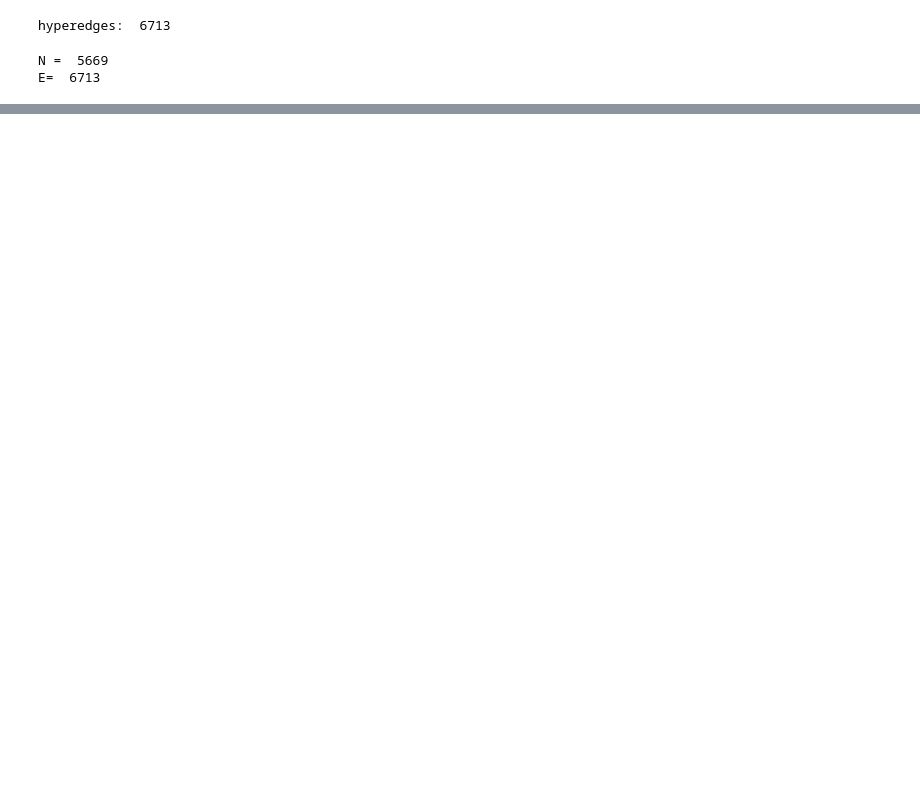
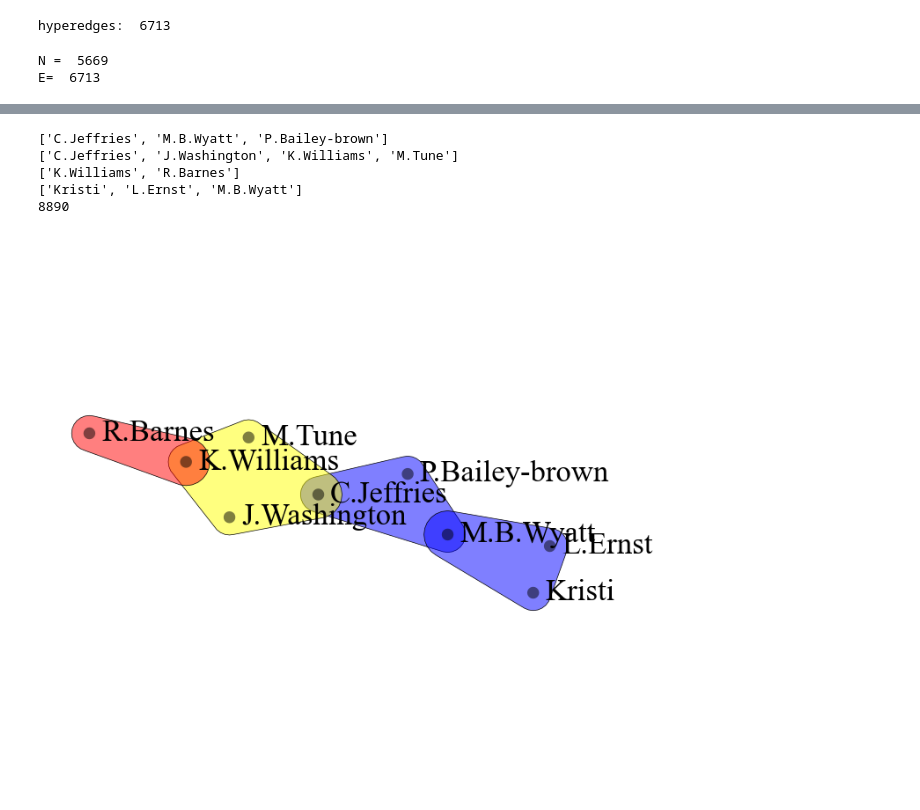
Before and after one commit to toggled/vldbsubmission, a Jupyter notebook: notebooks/meetup.ipynb, the cells around one changed output, grey strips where cells are left out. Cells and saved outputs as stored; diff of their text form; code cells hidden in the pictures; blank space fills up the shorter version.

```diff
--- a/notebooks/meetup.ipynb
+++ b/notebooks/meetup.ipynb
@@ -110,0 +188,7 @@ KeyboardInterrupt:
+# %%
+eventids = [5753, 5191, 3007, 4661]
+for eid in eventids:
+    print('event:', evids[eid],'\n\revent name: ',event_names[evids[eid]],'.\n\t group: ',group_names[event_togroup[evids[eid]]],'.\n\t cat:',\
+          group_cat[event_togroup[evids[eid]]], '\n\t #members: ',numgroup_mems[event_togroup[evids[eid]]],'.\n\t paricipants: ',\
+          attend_dict[evids[eid]], [member_names[m] for m in attend_dict[evids[eid]]])
+    print('-----')
@@ -110,0 +213,72 @@ KeyboardInterrupt:
+# %%
+import numpy as np
+import sys
+import matplotlib.pyplot as plt
+import networkx as nx
+import hypernetx as hnx
+import random
+
+# fname = "../data/datasets/synthetic/default.hyp"
+Edgelist = {}
+# with open(fname,'r') as fp:
+#     i = 0
+#     for line in fp.readlines():
+#         line = line.strip().split(",")
+for eid in eventids:
+    members = [member_names[m].lower() for m in attend_dict[evids[eid]]]
+    for i in range(len(members)):
+        n = ""
+        for j, name in enumerate(members[i].split()):
+            if j<len(members[i].split())-1:
+                n+= (name[0].upper()+".")
+            else:
+                n+= (name[0].upper()+name[1:])
+        members[i] = n
+    print(members)
+    Edgelist[eid] = members
+    i+=1
+Hyp = hnx.Hypergraph(Edgelist)
+font = {
+        'family': 'Times New Roman',
+        'weight': 'normal',
+        'size': 25
+        }
+plt.rc('font',**font)
+cmap = plt.cm.viridis
+alpha = .5
+
+
+# sizes = np.array([1.0/random.randint(1,20) for e in H.edges()])
+# norm = plt.Normalize(sizes.min(), sizes.max())
+
+# fig, (ax1,ax2) = plt.subplots(1,2)
+fig, ax1 = plt.subplots(1,1)
+# ax1 = fig.add_subplot(1,1,1)
+# i = random.randint(0,10000)
+# i = 7587
+i = 8890
+print(i)
+hnx.draw(Hyp, ax = ax1,
+                 label_alpha=0,
+                 edges_kwargs={
+                     'facecolors': [(0,0,1,alpha),  (1, 1, 0, alpha), (1,0,0, alpha)],
+                     'edgecolors': 'black',
+                     'linewidths': 0.5
+                 },
+                 nodes_kwargs = {
+                    #  'node_radius': 2,
+                     'facecolors': (0,0,0, alpha)
+                },
+                 layout_kwargs = {'seed': i},
+                with_edge_labels = False,
+                with_node_labels = True,
+                node_radius = 1)
+fig.savefig('intro.pdf',bbox_inches = 'tight')
+fig.savefig('intro.svg',bbox_inches = 'tight') #558 8447 8890
+# %% [output]
+['C.Jeffries', 'M.B.Wyatt', 'P.Bailey-brown']
+['C.Jeffries', 'J.Washington', 'K.Williams', 'M.Tune']
+['K.Williams', 'R.Barnes']
+['Kristi', 'L.Ernst', 'M.B.Wyatt']
+8890
+[figure, added]
```
Also changed, not shown: parts of 8 cells of this notebook, 8 other files.
